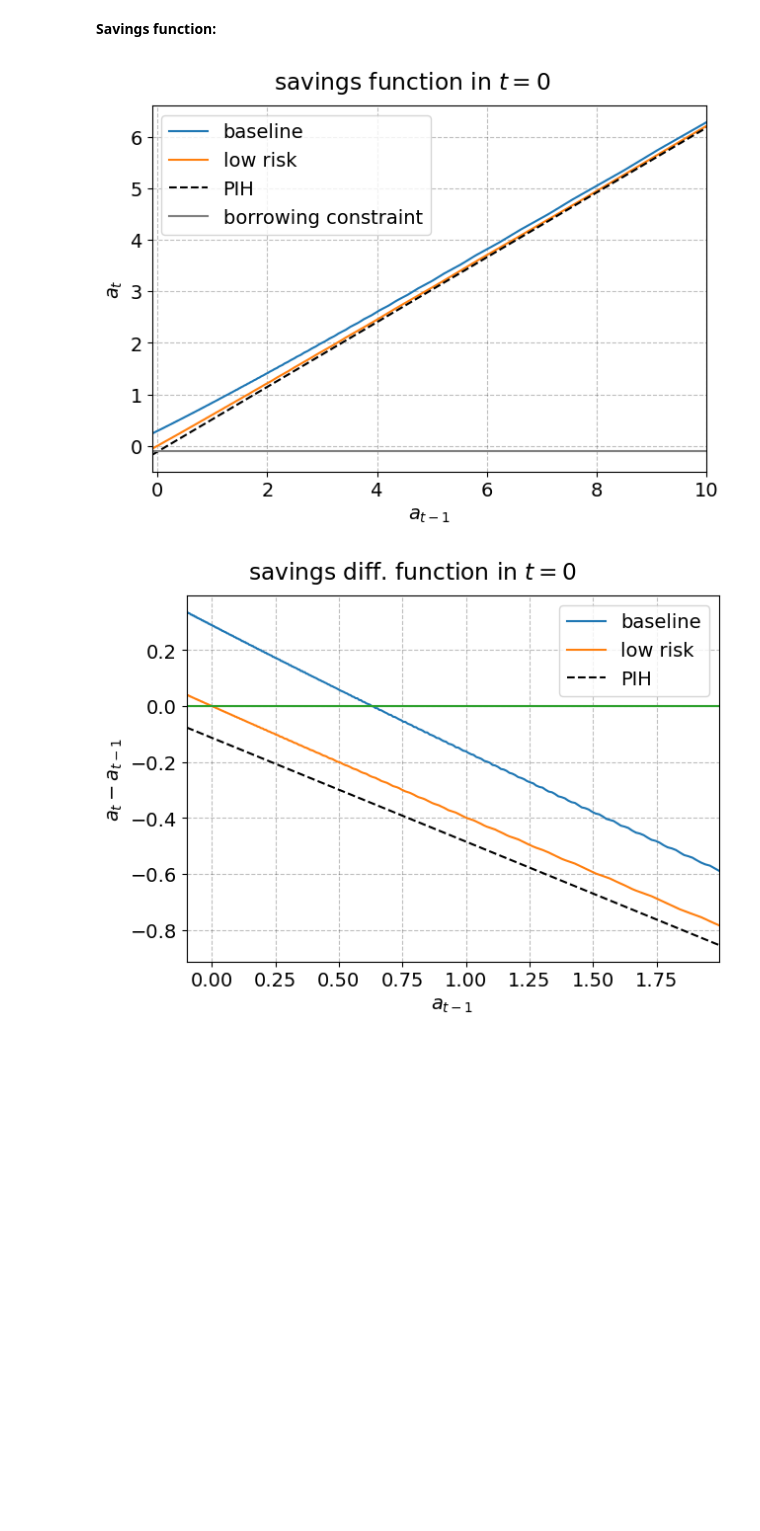
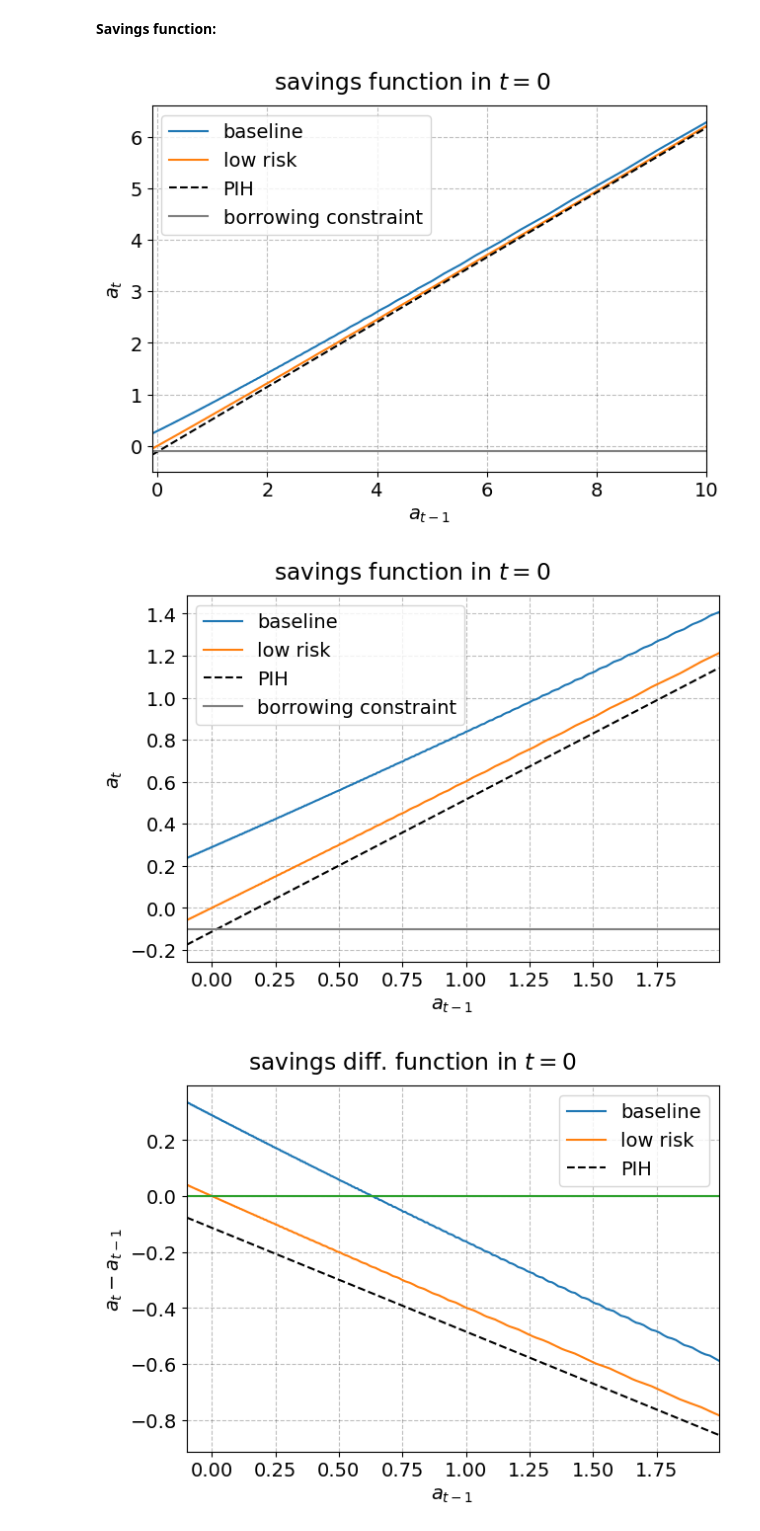
Before and after one commit to NumEconCopenhagen/MiniCourse-HetAMacro, a Jupyter notebook: 01-Consumption-Saving/01. ConSavModel.ipynb, the cells around one changed output. Drawn from its saved outputs; the diff is of its cells as text; code cells hidden in the pictures; blank space fills up the shorter version.

```diff
--- a/01-Consumption-Saving/01. ConSavModel.ipynb
+++ b/01-Consumption-Saving/01. ConSavModel.ipynb
@@ -372,25 +372,36 @@ fig.savefig('figs/c_func.pdf')
 # %% [markdown]
 **Savings function:**
 # %%
-fig = plt.figure()
-ax = fig.add_subplot(1,1,1)
+for a_max in [np.inf,2]:
 
-ax.plot(par.a_grid,sol.a[0,1,:],label='baseline')
-ax.plot(par.a_grid,model_vfi_low_risk.sol.a[0,1,:],label='low risk')
-ax.plot(par.a_grid,a_PIH,label='PIH',color='black',linestyle='--')
+    I = par.a_grid < a_max
 
-ax.axhline(par.a_min,color='grey',label='borrowing constraint')
+    fig = plt.figure()
+    ax = fig.add_subplot(1,1,1)
 
-ax.legend(frameon=True)
-ax.set_xlabel('$a_{t-1}$')
-ax.set_ylabel('$a_t$')
-ax.set_xlim([par.a_grid[0],par.a_grid[-1]])
+    ax.plot(par.a_grid[I],sol.a[0,1,I],label='baseline')
+    ax.plot(par.a_grid[I],model_vfi_low_risk.sol.a[0,1,I],label='low risk')
+    ax.plot(par.a_grid[I],a_PIH[I],label='PIH',color='black',linestyle='--')
 
-fig.suptitle('savings function in $t=0$')
-fig.tight_layout(pad=0.5)
-fig.savefig('figs/a_func.pdf')
+    ax.axhline(par.a_min,color='grey',label='borrowing constraint')
+
+    ax.legend(frameon=True)
+    ax.set_xlabel('$a_{t-1}$')
+    ax.set_ylabel('$a_t$')
+    ax.set_xlim([par.a_grid[0],par.a_grid[I][-1]])
+
+    fig.suptitle('savings function in $t=0$')
+    fig.tight_layout(pad=0.5)
+
+    if np.isfinite(a_max):
+        fig.savefig('figs/a_func.pdf')
+    else:
+        fig.savefig('figs/a_func_zoom.pdf')
+
+    plt.show()
 # %% [output]
 [figure]
+[figure, added]
 # %%
 fig = plt.figure()
 ax = fig.add_subplot(1,1,1)
```
Also changed, not shown: parts of 10 cells of this notebook, 33 other files.
